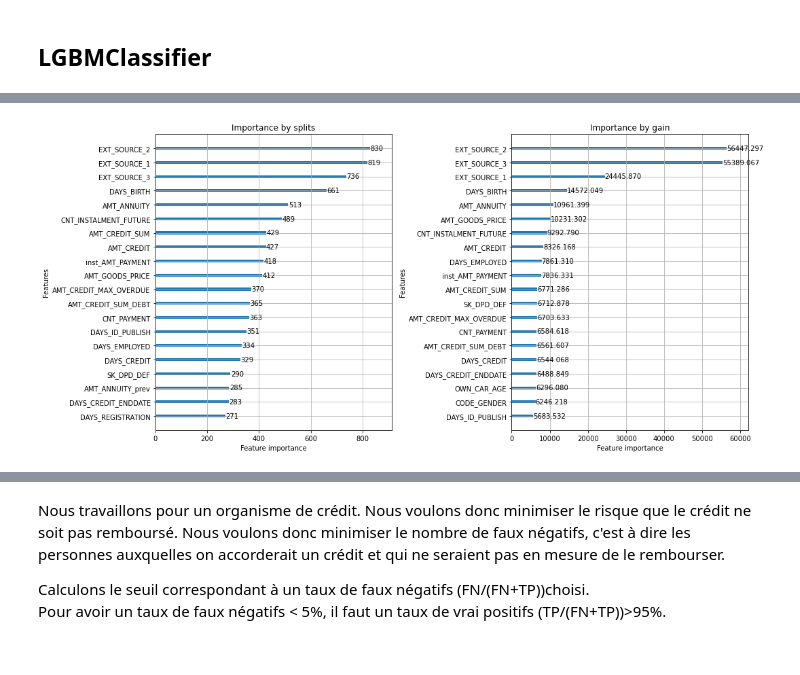
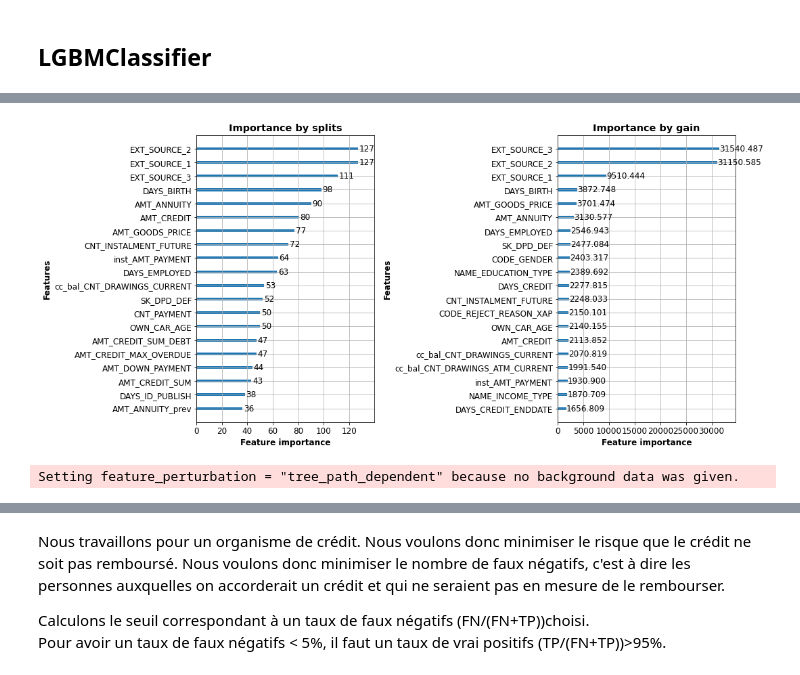
Before and after one commit to sunktoteca/OC-Parcours-DS-P7, a Jupyter notebook: modelisation/scoring - modelisation.ipynb, the cells around one changed output, grey strips where cells are left out. Saved outputs shown, nothing was run; the diff lists cells and outputs as text; code cells hidden in the pictures.

Commit message:
utilisation de differentes metriques, decouverte de shap

```diff
--- a/modelisation/scoring - modelisation.ipynb
+++ b/modelisation/scoring - modelisation.ipynb
@@ -74,0 +223,5 @@ df_homecredit.loc[12,"Description"]
+# %%
+def eval_average_precision(preds, train_data):
+    y_true = train_data.get_label()
+    score = average_precision_score(y_true, preds)
+    return "eval_average_precision", score, True
@@ -484,5 +706,11 @@ X_train, X_test, y_train, y_test = train_test_split(data, y, test_size=0.33, ran
 # %% [markdown]
 ## LGBMClassifier
+# %%
+eval_fonct = eval_average_precision
+eval_fonct_score = precision_recall_curve
+eval_fonct_str = "eval_average_precision"
+eval_fonct_param1 = 0
+eval_fonct_param2 = 0
 # %%
 %%time
 print(f"Heure de début : {str(datetime.now())}")
@@ -496,6 +724,7 @@ lgbm_valid = lgbm.Dataset(data=X_test,
                           label=y_test,
                          )
 
+
 lgbm_params = {
 'boosting': 'dart',
 'application': 'binary',
@@ -504,10 +733,11 @@ lgbm_params = {
 'num_leaves': 31,
 'max_depth': -1,
 'feature_fraction': 0.5,
-'scale_pos_weight': 2,
+'scale_pos_weight': 1.4,
 'drop_rate': 0.025,
-'metrics': 'auc',
-'class_weight': 'balanced',
+# 'metrics': 'auc',
+# 'class_weight': 'balanced',
+# 'is_unbalance': True,
 'reg_lambda' : 14,
 'sigmoid' : 0.3
 }
@@ -515,13 +745,14 @@ lgbm_params = {
 cv_results = lgbm.cv(train_set=lgbm_train,
              params=lgbm_params,
              nfold=5,
-             num_boost_round=1000,
+             num_boost_round=100,
 #                          early_stopping_rounds=100,
-             verbose_eval=100,
-             metrics=['auc']
+             verbose_eval=10,
+             feval = eval_fonct
+#              metrics=['average_precision']
                     )
 
-optimum_boost_rounds = np.argmax(cv_results['auc-mean'])
-print('Optimum boost rounds = {}'.format(optimum_boost_rounds))
-print('Best CV result = {}'.format(np.max(cv_results['auc-mean'])))
+# optimum_boost_rounds = np.argmax(cv_results['auc-mean'])
+# print('Optimum boost rounds = {}'.format(optimum_boost_rounds))
+# print('Best CV result = {}'.format(np.max(cv_results['auc-mean'])))
 # %% [output]
@@ -541,0 +779,4 @@ Wall time: 3min 50s
+# %%
+optimum_boost_rounds = np.argmax(cv_results[eval_fonct_str +'-mean'])
+print('Optimum boost rounds = {}'.format(optimum_boost_rounds))
+print('Best CV result = {}'.format(np.max(cv_results[eval_fonct_str + '-mean'])))
@@ -548,7 +989,10 @@ clf = lgbm.train(train_set=lgbm_train,
 #                  valid_sets=[lgbm_train, lgbm_valid],
 #                  evals_result=evals_result,
 #                  verbose_eval=50,
+                  feval=eval_fonct,
                  num_boost_round=optimum_boost_rounds)
+clf.params['objective'] = 'probability'
+contrib = clf.predict(X_test, pred_contrib =True)
 y_pred = clf.predict(X_test)
 # out_df = pd.DataFrame({'SK_ID_CURR': meta_df['SK_ID_CURR'][len_train:], 'TARGET': y_pred})
 # out_df.to_csv('submission.csv', index=False)
@@ -569 +1013,10 @@ Wall time: 45.7 s
-[figure, old version]
+[figure, new version]
+# %%
+# clf.params['objective'] = 'binary'
+# clf.params['objective'] = 'probability'
+
+# https://github.com/slundberg/shap/issues/1042
+explainer = shap.TreeExplainer(clf)
+shap_values = explainer.shap_values(X_test)
+# %% [output]
+Setting feature_perturbation = "tree_path_dependent" because no background data was given.
```
Also changed, not shown: parts of 100 cells of this notebook.
